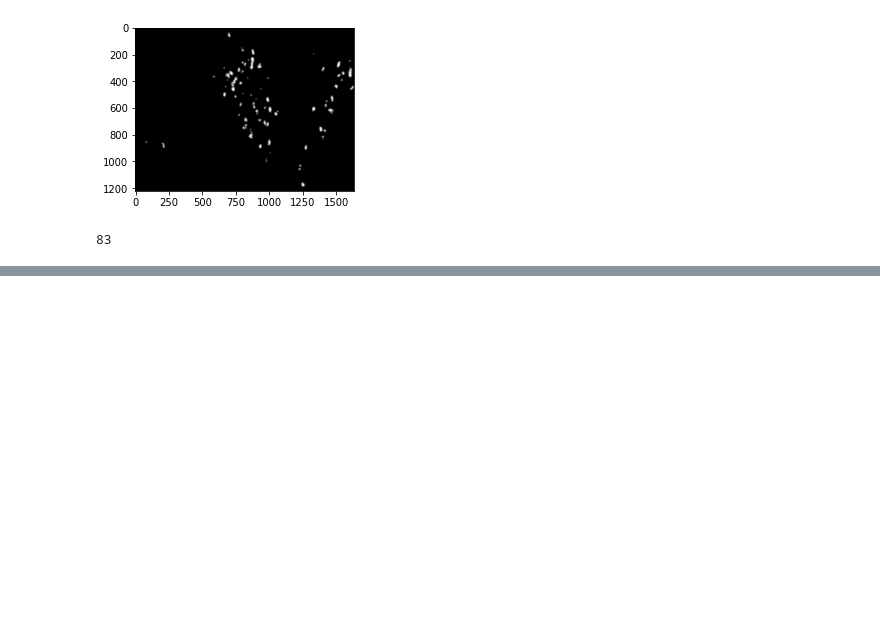
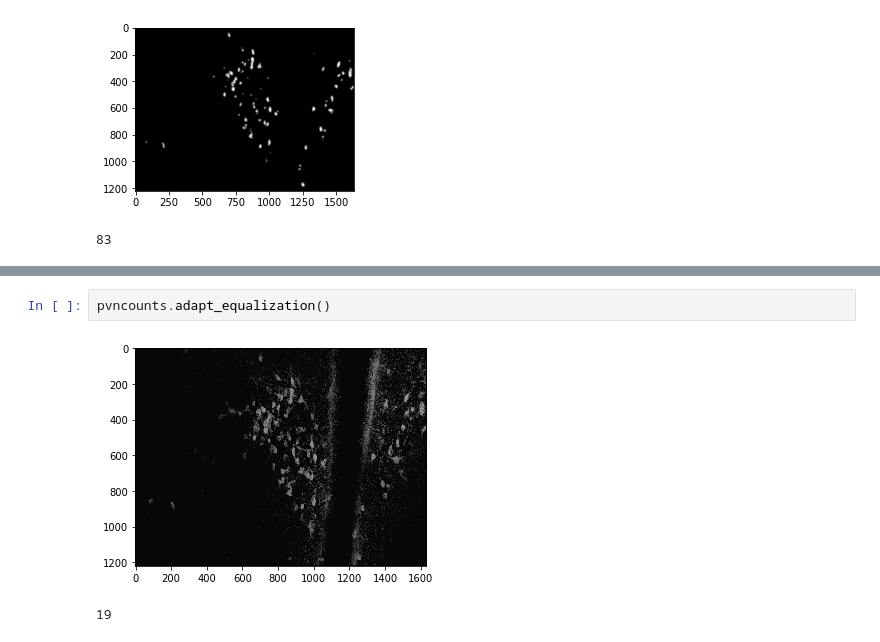
Before and after one commit to alexiawilliams/pythonfinalproject, a Jupyter notebook: CellectorUpdate.ipynb, the cells around one changed output, grey strips where cells are left out. Drawn from its saved outputs; the diff is of its cells as text; blank space fills up the shorter version.

```diff
--- a/CellectorUpdate.ipynb
+++ b/CellectorUpdate.ipynb
@@ -150,0 +183,5 @@ location of your circle: 928 285
+# %%
+pvncounts.adapt_equalization()
+# %% [output]
+[figure, added]
+19
```
Also changed, not shown: parts of 9 cells of this notebook.
